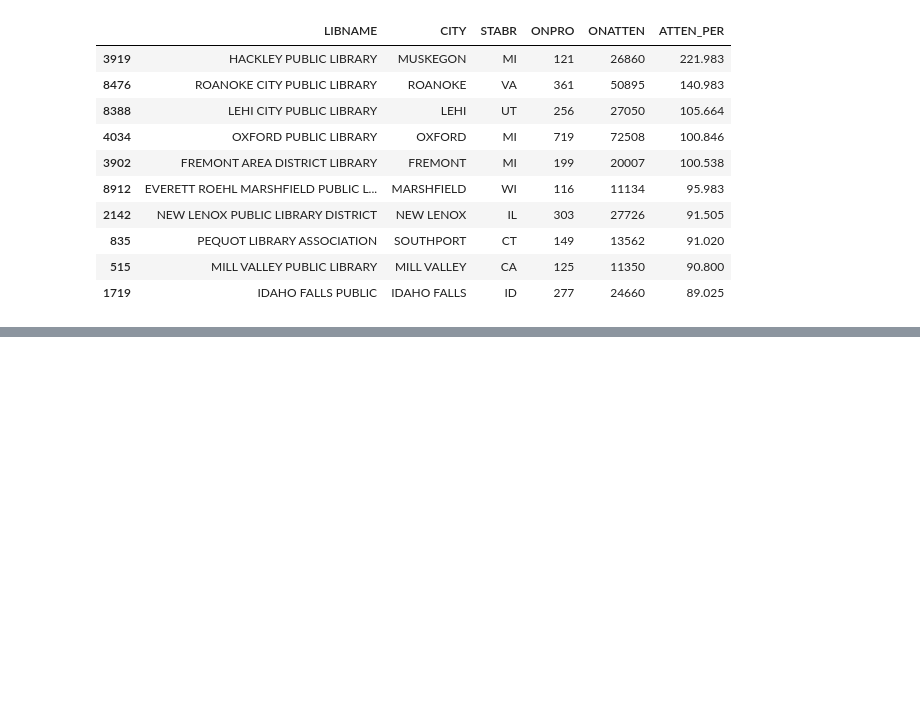
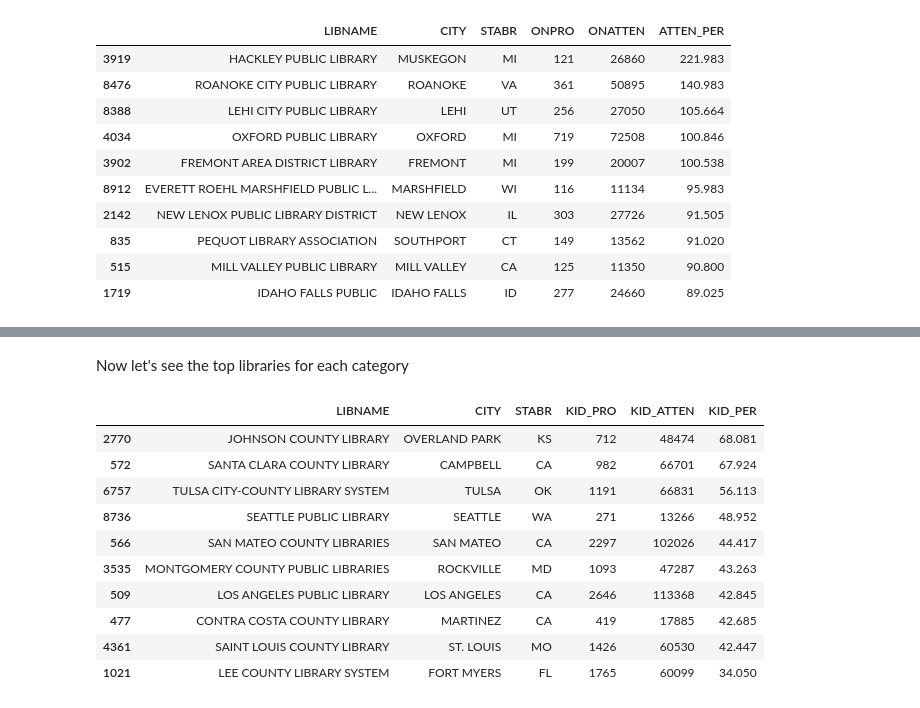
Before and after one commit to beefoo/public-library-survey, a Jupyter notebook: faq.ipynb, the cells around one changed output, grey strips where cells are left out. Drawn from its saved outputs; the diff is of its cells as text; code cells hidden in the pictures; blank space fills up the shorter version.

Commit message:
Add kid programming to FAQ

```diff
--- a/faq.ipynb
+++ b/faq.ipynb
@@ -300,0 +305,15 @@ group4[["LIBNAME", "CITY", "STABR", "ONPRO", "ONATTEN", "ATTEN_PER"]].head(10)
+# %%
+def get_combined_columns(row, cols):
+  value = 0
+  for col in cols:
+    if row[col] > 0:
+      value += row[col]
+  return value
+
+lib_df["KID_PRO"] = lib_df.apply(lambda row: get_combined_columns(row, ["K0_5PRO", "K6_11PRO", "YAPRO"]), axis=1)
+lib_df["KID_ATTEN"] = lib_df.apply(lambda row: get_combined_columns(row, ["K0_5ATTEN", "K6_11ATTEN", "YAATTEN"]), axis=1)
+lib_df = calculate_per(lib_df, "KID_ATTEN", "KID_PRO", "KID_PER")
+
+stats_df["Kid programs (median)"] = stats_df.apply(lambda row: lib_df[lib_df["BUDGET_CATEGORY"] == row["Group"]]["KID_PRO"].median(), axis=1)
+stats_df["Attendance per kid program"] = stats_df.apply(lambda row: lib_df[lib_df["BUDGET_CATEGORY"] == row["Group"]]["KID_PER"].median(), axis=1)
+stats_df[["Group", "Libraries", "Kid programs (median)", "Attendance per kid program"]].style.format(precision=2, thousands=",")
@@ -300,0 +330,17 @@ group4[["LIBNAME", "CITY", "STABR", "ONPRO", "ONATTEN", "ATTEN_PER"]].head(10)
+# %% [markdown]
+Now let's see the top libraries for each category
+# %%
+group1 = lib_df[lib_df["BUDGET_CATEGORY"] == "G. $30M+"].sort_values(by=["KID_PER"], ascending=False)
+group1[["LIBNAME", "CITY", "STABR", "KID_PRO", "KID_ATTEN", "KID_PER"]].head(10)
+# %% [output]
+|  | LIBNAME | CITY | STABR | KID_PRO | KID_ATTEN | KID_PER |
+| 2770 | JOHNSON COUNTY LIBRARY | OVERLAND PARK | KS | 712 | 48474 | 68.081 |
+| 572 | SANTA CLARA COUNTY LIBRARY | CAMPBELL | CA | 982 | 66701 | 67.924 |
+| 6757 | TULSA CITY-COUNTY LIBRARY SYSTEM | TULSA | OK | 1191 | 66831 | 56.113 |
+| 8736 | SEATTLE PUBLIC LIBRARY | SEATTLE | WA | 271 | 13266 | 48.952 |
+| 566 | SAN MATEO COUNTY LIBRARIES | SAN MATEO | CA | 2297 | 102026 | 44.417 |
+| 3535 | MONTGOMERY COUNTY PUBLIC LIBRARIES | ROCKVILLE | MD | 1093 | 47287 | 43.263 |
+| 509 | LOS ANGELES PUBLIC LIBRARY | LOS ANGELES | CA | 2646 | 113368 | 42.845 |
+| 477 | CONTRA COSTA COUNTY LIBRARY | MARTINEZ | CA | 419 | 17885 | 42.685 |
+| 4361 | SAINT LOUIS COUNTY LIBRARY | ST. LOUIS | MO | 1426 | 60530 | 42.447 |
+| 1021 | LEE COUNTY LIBRARY SYSTEM | FORT MYERS | FL | 1765 | 60099 | 34.050 |
```
Also changed, not shown: parts of 8 cells of this notebook.
